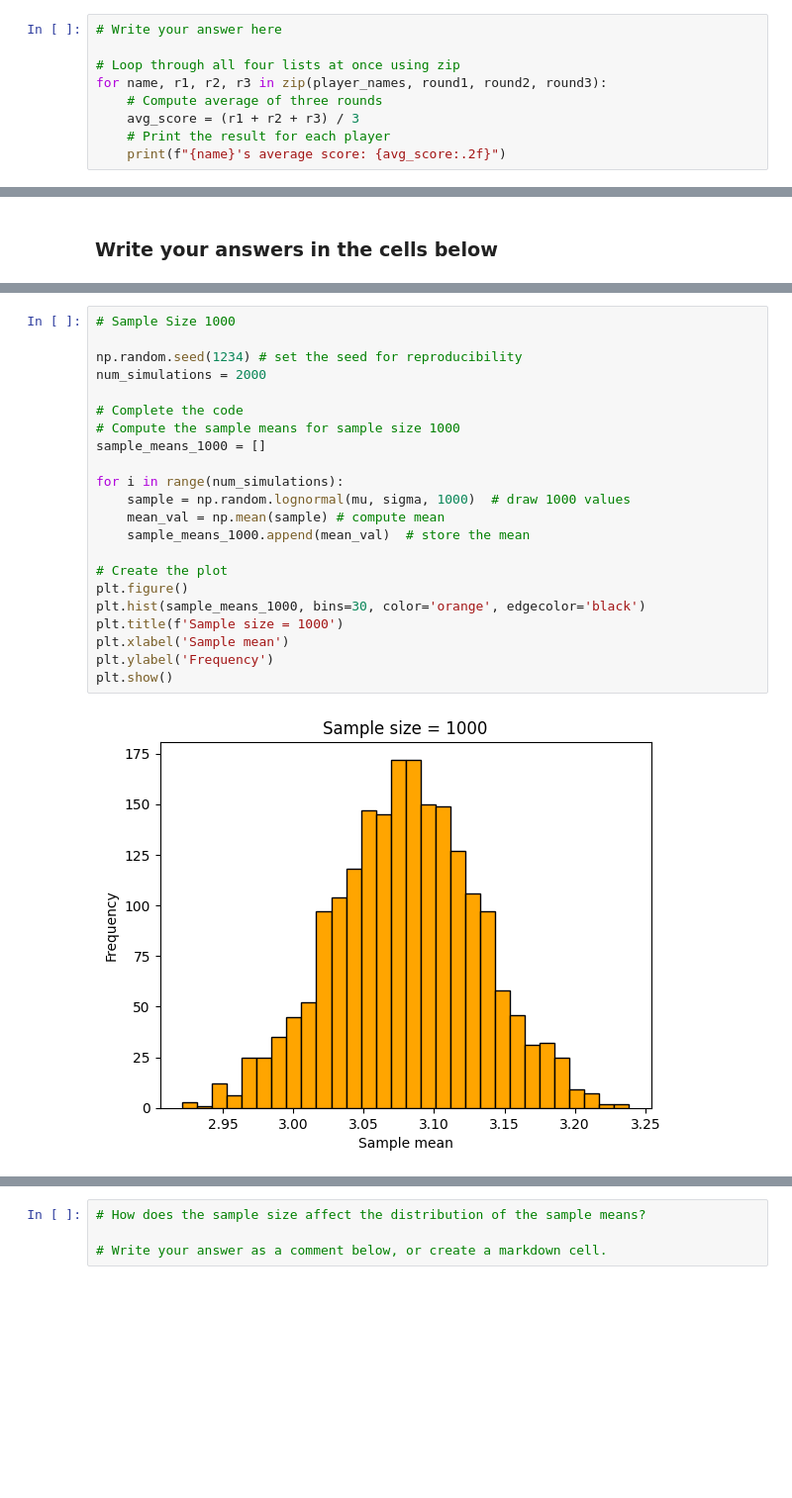
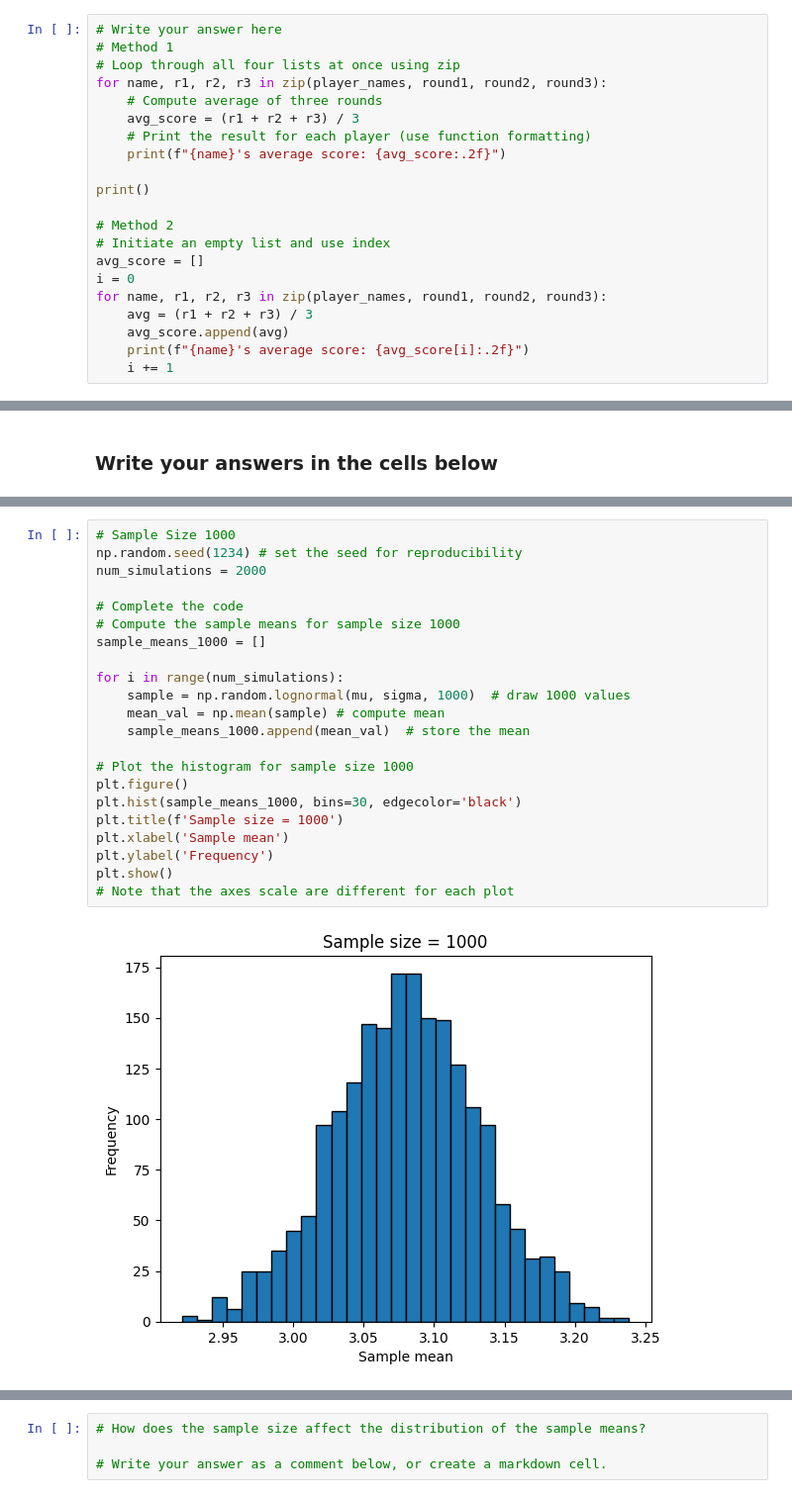
Before and after one commit to joycheng88/qtm151fall2025, a Jupyter notebook: Assignments/assignment_4/Assignment4.ipynb, the cells around one changed output, grey strips where cells are left out. Shown: that part at 99% size. Saved outputs shown, nothing was run; the diff lists cells and outputs as text; blank space fills up the shorter version.

```diff
--- a/Assignments/assignment_4/Assignment4.ipynb
+++ b/Assignments/assignment_4/Assignment4.ipynb
@@ -137,13 +137,25 @@ round2 = [100, 210, 160, 280, 190]
 round3 = [130, 190, 170, 310, 175]
 # %%
 # Write your answer here
-
+# Method 1
 # Loop through all four lists at once using zip
 for name, r1, r2, r3 in zip(player_names, round1, round2, round3):
     # Compute average of three rounds
     avg_score = (r1 + r2 + r3) / 3
-    # Print the result for each player
+    # Print the result for each player (use function formatting)
     print(f"{name}'s average score: {avg_score:.2f}")
+
+print()
+
+# Method 2
+# Initiate an empty list and use index
+avg_score = []
+i = 0
+for name, r1, r2, r3 in zip(player_names, round1, round2, round3):
+    avg = (r1 + r2 + r3) / 3
+    avg_score.append(avg)
+    print(f"{name}'s average score: {avg_score[i]:.2f}")
+    i += 1
 # %% [output]
 John's average score: 116.67
 Bob's average score: 200.00
@@ -228,24 +246,24 @@ plt.show()
 # %%
 # Sample Size 1000
-
 np.random.seed(1234) # set the seed for reproducibility
 num_simulations = 2000
 
 # Complete the code
 # Compute the sample means for sample size 1000
 sample_means_1000 = []
 
 for i in range(num_simulations):
     sample = np.random.lognormal(mu, sigma, 1000)  # draw 1000 values
     mean_val = np.mean(sample) # compute mean
     sample_means_1000.append(mean_val)  # store the mean
 
-# Create the plot
+# Plot the histogram for sample size 1000
 plt.figure()
-plt.hist(sample_means_1000, bins=30, color='orange', edgecolor='black')
+plt.hist(sample_means_1000, bins=30, edgecolor='black')
 plt.title(f'Sample size = 1000')
 plt.xlabel('Sample mean')
 plt.ylabel('Frequency')
 plt.show()
+# Note that the axes scale are different for each plot
 # %% [output]
-[figure, old version]
+[figure, new version]
```
Also changed, not shown: parts of 6 cells of this notebook, 1 other file.
